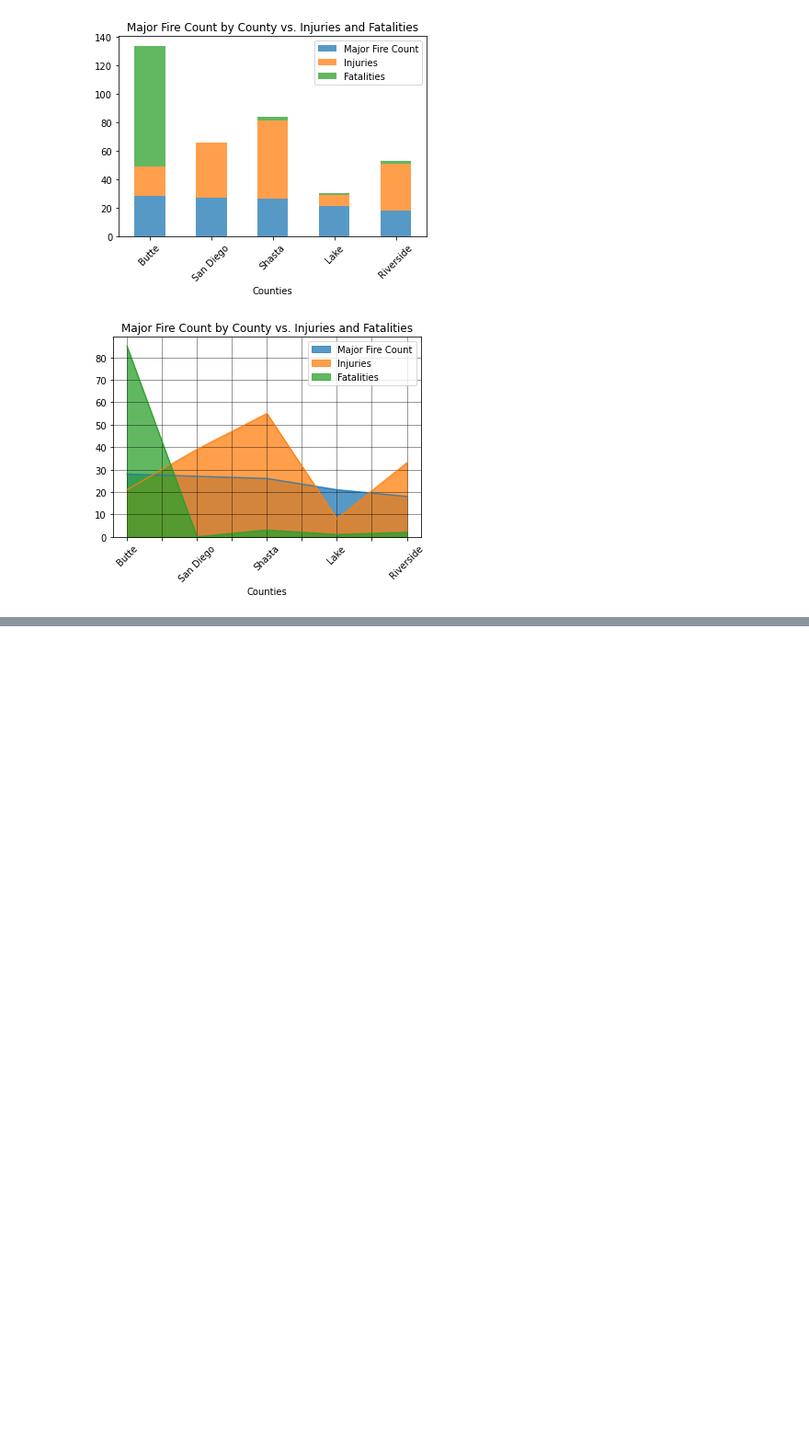
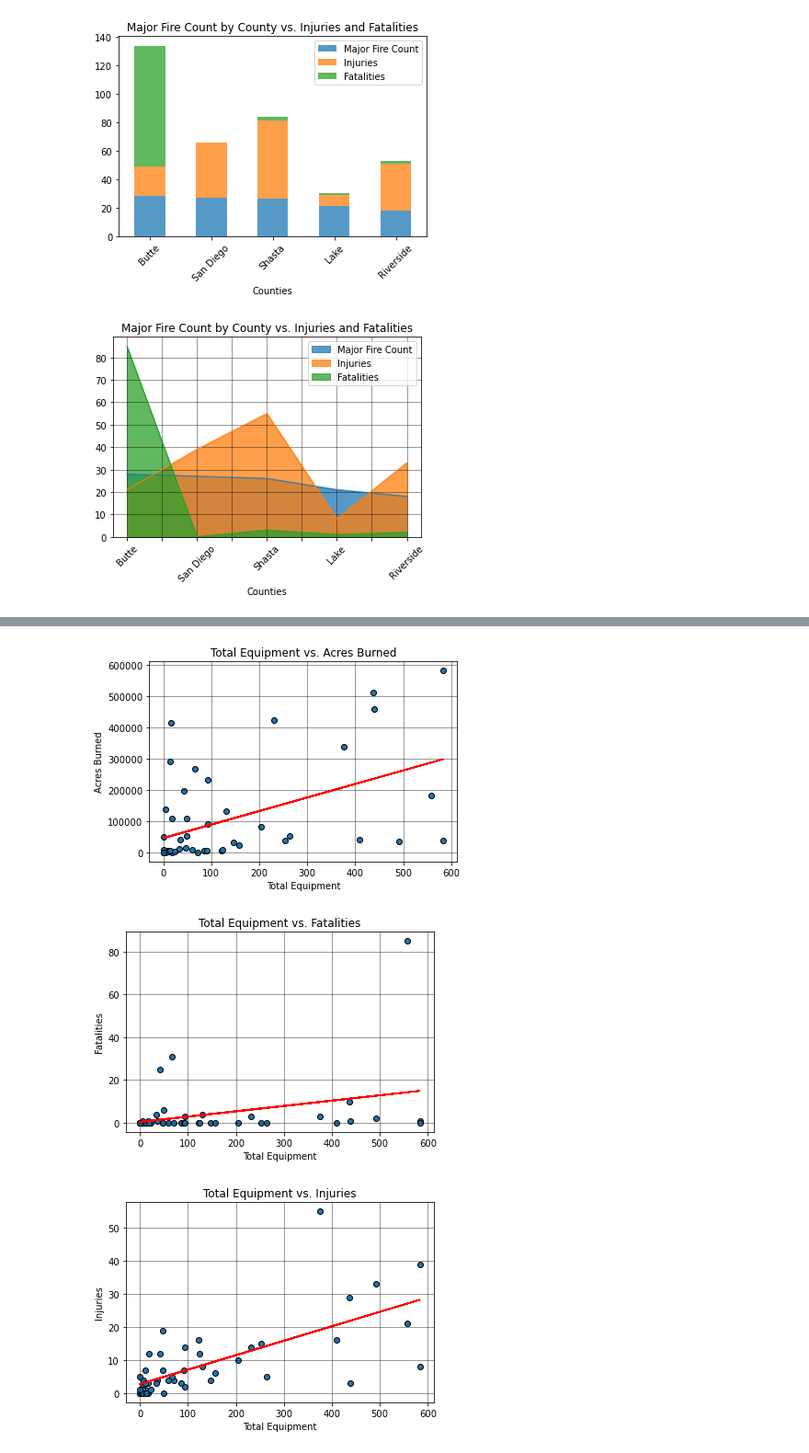
Before and after one commit to jump8621/data-project-I, a Jupyter notebook: lee_pyre.ipynb, the cells around one changed output, grey strips where cells are left out. Shown at 92% size. Saved outputs shown, nothing was run; the diff lists cells and outputs as text; code cells hidden in the pictures; blank space fills up the shorter version.

Commit message:
added scatter plots with linear regression for equipment vs acreage, injuries, and fatalities

```diff
--- a/lee_pyre.ipynb
+++ b/lee_pyre.ipynb
@@ -238,7 +238,9 @@ county_names
 maj_fire_count = major_df.groupby(["Counties"])["UniqueId"].nunique()
 maj_fire_count
 
-burned_acreage = major_df.groupby(["Counties"])["AcresBurned"].sum()
+
+#find burned acreage with "AvgAcresBurned"
+burned_acreage = major_df.groupby(["Counties"])["AvgAcresBurned"].sum()
 burned_acreage
 
 #create a new dataframe
@@ -451,0 +469,75 @@ resources_df_sorted
+# %%
+#compare county count of acres burned with use of resources
+# plt.scatter(resources_df["Total Equipment"], acres_burned_df["Acres Burned"], marker="o", edgecolor="black")
+# plt.title("Total Equipment vs. Acres Burned")
+# plt.xlabel("Total Equipment")
+# plt.ylabel("Acres Burned")
+# plt.rc('grid', linestyle="-", color='black')
+# plt.grid(True, alpha=0.5)
+# plt.savefig("Total_Equipment_VS_Acres_Burned.png")
+# plt.show()
+
+#compare county count of acres burned with use of resources and draw regression line
+(slope, intercept, rvalue, pvalue, stderr) = linregress(total_equipment, burned_acreage)
+regress_values = total_equipment * slope + intercept
+plt.scatter(total_equipment, burned_acreage, marker="o", edgecolor="black")
+plt.plot(total_equipment, regress_values, "r-")
+plt.title("Total Equipment vs. Acres Burned")
+plt.xlabel("Total Equipment")
+plt.ylabel("Acres Burned")
+plt.rc('grid', linestyle="-", color='black')
+plt.grid(True, alpha=0.5)
+plt.savefig("Total_Equipment_VS_Acres_Burned.png")
+plt.show()
+
+#compare personnel involved with injuries
+# plt.scatter(resources_df["Personnel Involved"], human_toll_df["Injuries"], marker="o", edgecolor="black")
+# plt.title("Personnel Involved vs. Injuries")
+# plt.xlabel("Personnel Involved")
+# plt.ylabel("Injuries")
+# plt.rc('grid', linestyle="-", color='black')
+# plt.grid(True, alpha=0.5)
+# plt.savefig("Personnel_Involved_VS_Injuries.png")
+# plt.show()
+
+#compare equipment used with injuries and/or fatalities
+# plt.scatter(resources_df["Total Equipment"], human_toll_df["Fatalities"], marker="o", edgecolor="black")
+# plt.title("Total Equipment vs. Fatalities")
+# plt.xlabel("Total Equipment")
+# plt.ylabel("Fatalities")
+# plt.rc('grid', linestyle="-", color='black')
+# plt.grid(True, alpha=0.5)
+# plt.savefig("Total_Equipment_VS_Fatalities.png")
+# plt.show()
+
+#compare equipment used with fatalities and find linear regression
+(slope, intercept, rvalue, pvalue, stderr) = linregress(total_equipment, fatality_count)
+regress_values = total_equipment * slope + intercept
+#line_eq = "y = " + str(round(slope,2)) + "x + " + str(round(intercept,2))
+plt.scatter(total_equipment, fatality_count, marker="o", edgecolor="black")
+plt.plot(total_equipment, regress_values, "r-")
+plt.title("Total Equipment vs. Fatalities")
+plt.xlabel("Total Equipment")
+plt.ylabel("Fatalities")
+plt.rc('grid', linestyle="-", color='black')
+plt.grid(True, alpha=0.5)
+plt.savefig("Total_Equipment_VS_Fatalities.png")
+plt.show()
+
+#compare equipment used with injuries and find linear regression
+(slope, intercept, rvalue, pvalue, stderr) = linregress(total_equipment, injury_count)
+regress_values = total_equipment * slope + intercept
+#line_eq = "y = " + str(round(slope,2)) + "x + " + str(round(intercept,2))
+plt.scatter(total_equipment, injury_count, marker="o", edgecolor="black")
+plt.plot(total_equipment, regress_values, "r-")
+plt.title("Total Equipment vs. Injuries")
+plt.xlabel("Total Equipment")
+plt.ylabel("Injuries")
+plt.rc('grid', linestyle="-", color='black')
+plt.grid(True, alpha=0.5)
+plt.savefig("Total_Equipment_VS_Injuries.png")
+plt.show()
+# %% [output]
+[figure, added]
+[figure, added]
+[figure, added]
```
Also changed, not shown: parts of 5 cells of this notebook, 5 other files.
